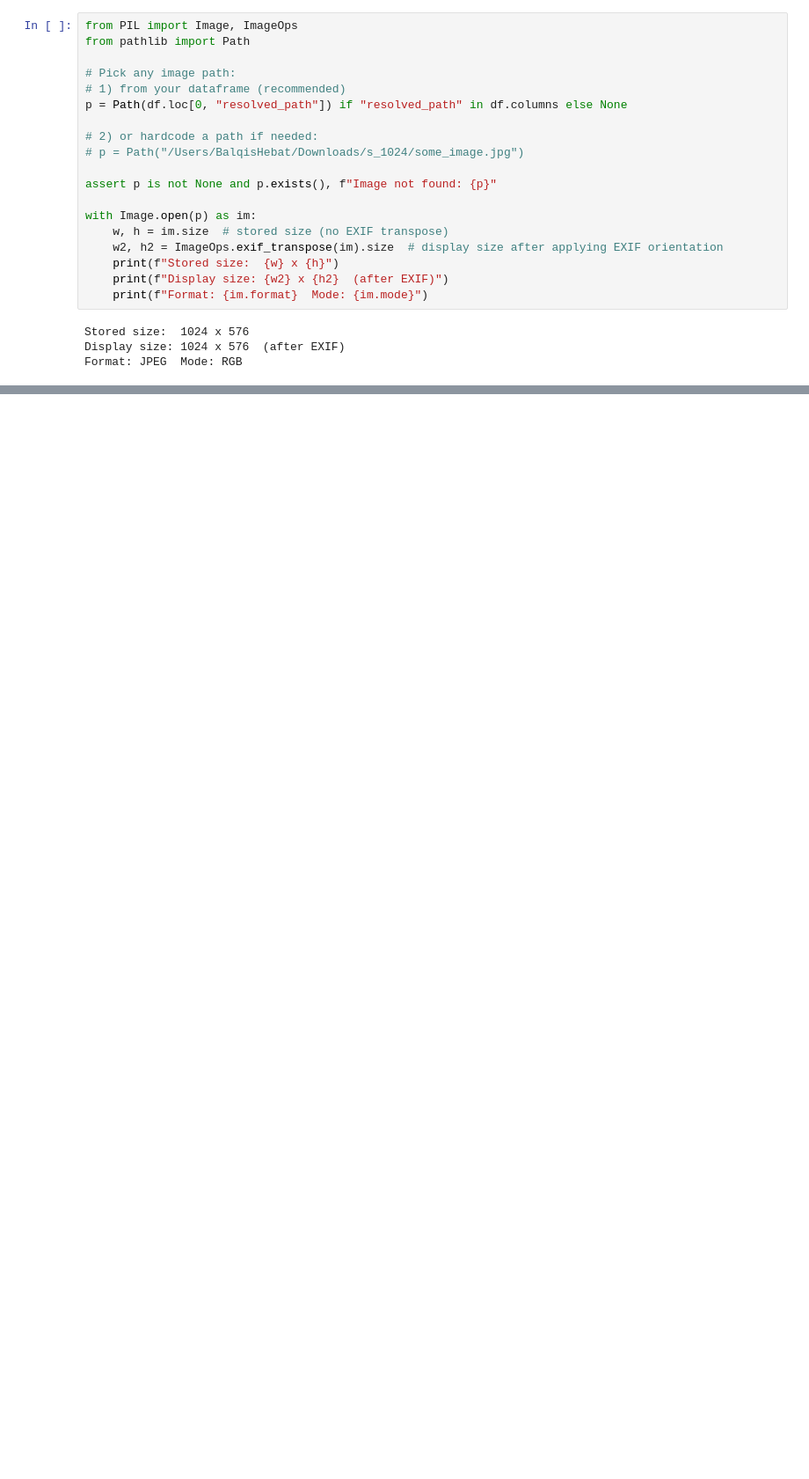
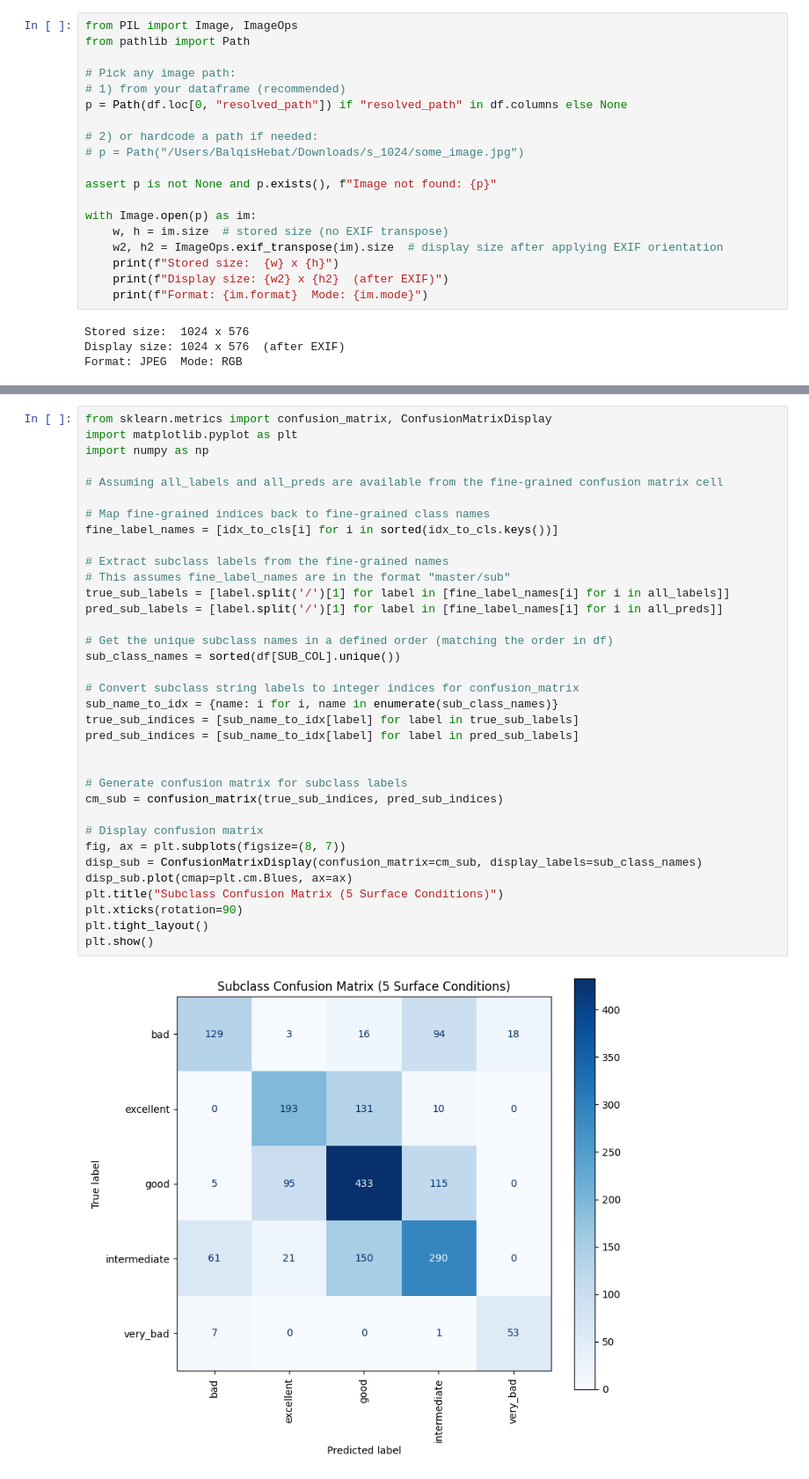
Before and after one commit to ElieSDK/roadsafe, a Jupyter notebook: notebooks/arina/baseline/FINAL_efficientnet.ipynb, the cells around one changed output, grey strips where cells are left out. Shown at 88% size. Drawn from its saved outputs; the diff is of its cells as text; blank space fills up the shorter version.

```diff
--- a/notebooks/arina/baseline/FINAL_efficientnet.ipynb
+++ b/notebooks/arina/baseline/FINAL_efficientnet.ipynb
@@ -616,0 +925,37 @@ Format: JPEG  Mode: RGB
+# %%
+from sklearn.metrics import confusion_matrix, ConfusionMatrixDisplay
+import matplotlib.pyplot as plt
+import numpy as np
+
+# Assuming all_labels and all_preds are available from the fine-grained confusion matrix cell
+
+# Map fine-grained indices back to fine-grained class names
+fine_label_names = [idx_to_cls[i] for i in sorted(idx_to_cls.keys())]
+
+# Extract subclass labels from the fine-grained names
+# This assumes fine_label_names are in the format "master/sub"
+true_sub_labels = [label.split('/')[1] for label in [fine_label_names[i] for i in all_labels]]
+pred_sub_labels = [label.split('/')[1] for label in [fine_label_names[i] for i in all_preds]]
+
+# Get the unique subclass names in a defined order (matching the order in df)
+sub_class_names = sorted(df[SUB_COL].unique())
+
+# Convert subclass string labels to integer indices for confusion_matrix
+sub_name_to_idx = {name: i for i, name in enumerate(sub_class_names)}
+true_sub_indices = [sub_name_to_idx[label] for label in true_sub_labels]
+pred_sub_indices = [sub_name_to_idx[label] for label in pred_sub_labels]
+
+
+# Generate confusion matrix for subclass labels
+cm_sub = confusion_matrix(true_sub_indices, pred_sub_indices)
+
+# Display confusion matrix
+fig, ax = plt.subplots(figsize=(8, 7))
+disp_sub = ConfusionMatrixDisplay(confusion_matrix=cm_sub, display_labels=sub_class_names)
+disp_sub.plot(cmap=plt.cm.Blues, ax=ax)
+plt.title("Subclass Confusion Matrix (5 Surface Conditions)")
+plt.xticks(rotation=90)
+plt.tight_layout()
+plt.show()
+# %% [output]
+[figure, added]
```
Also changed, not shown: parts of 16 cells of this notebook, 6 other files.
